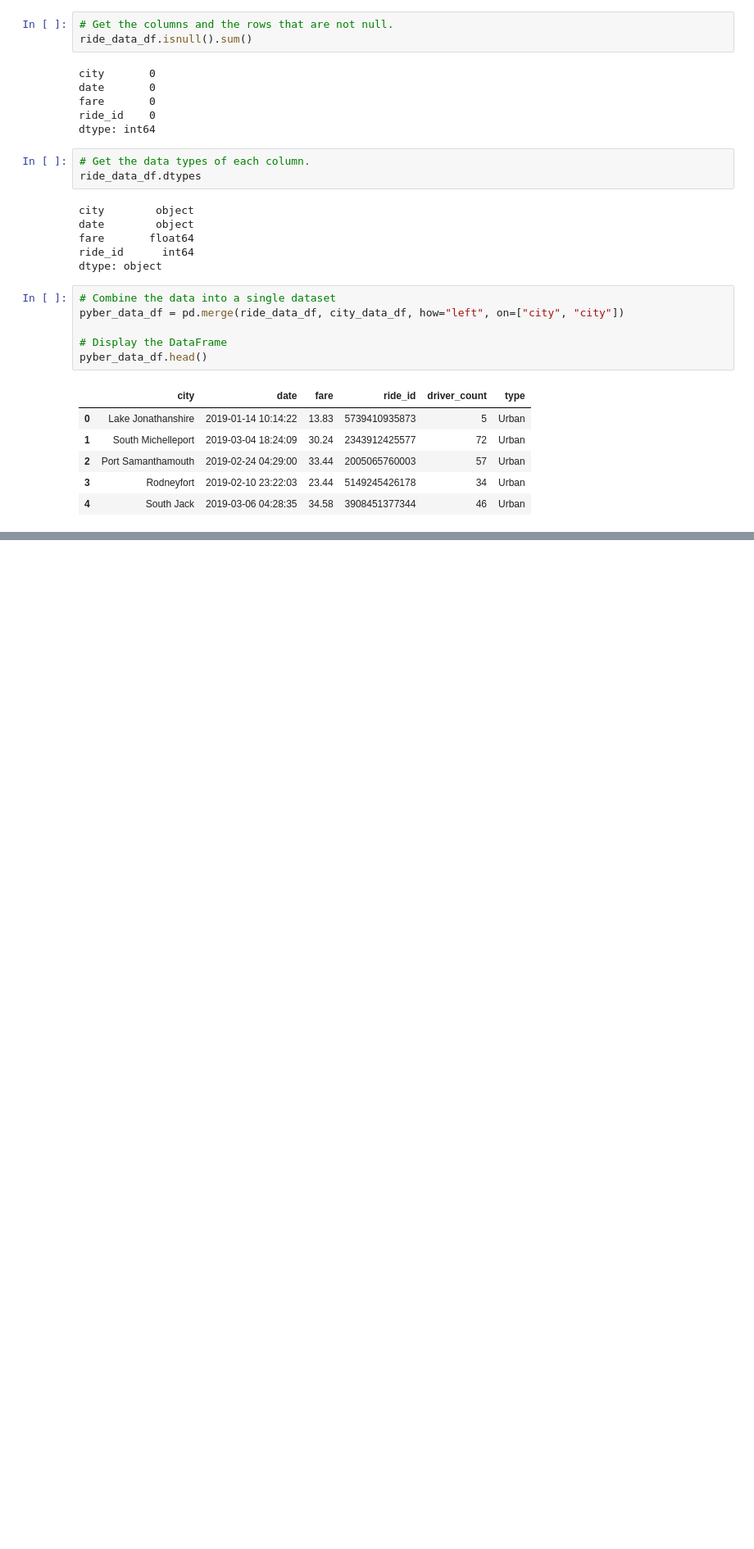
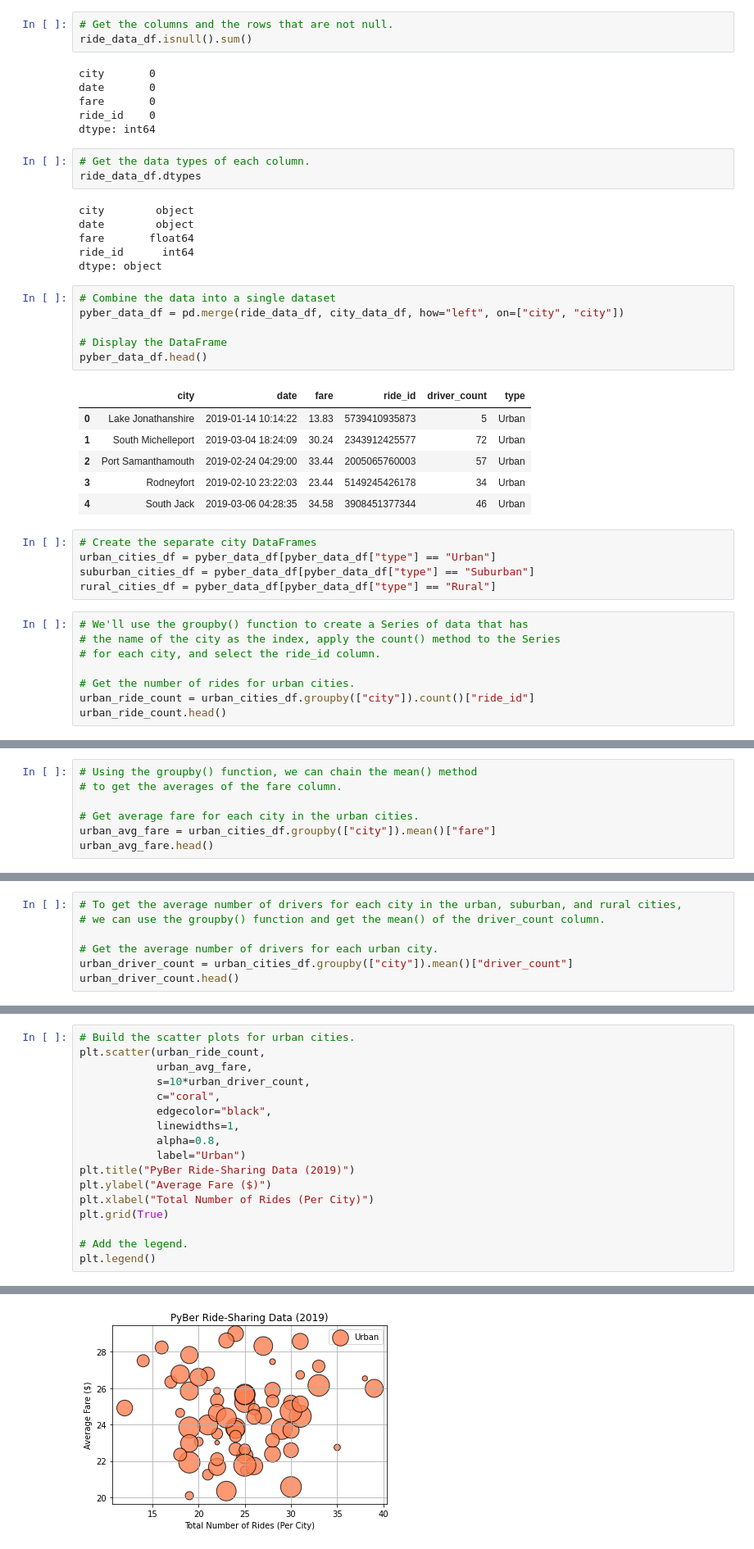
Before and after one commit to ireneshin26/pyber_analysis, a Jupyter notebook: PyBer.ipynb, the cells around one changed output, grey strips where cells are left out. Shown at 82% size. Cells and saved outputs as stored; diff of their text form; blank space fills up the shorter version.

```diff
--- a/PyBer.ipynb
+++ b/PyBer.ipynb
@@ -128,3 +128,16 @@ pyber_data_df.head()
 | 2 | Port Samanthamouth | 2019-02-24 04:29:00 | 33.44 | 2005065760003 | 57 | Urban |
 | 3 | Rodneyfort | 2019-02-10 23:22:03 | 23.44 | 5149245426178 | 34 | Urban |
 | 4 | South Jack | 2019-03-06 04:28:35 | 34.58 | 3908451377344 | 46 | Urban |
+# %%
+# Create the separate city DataFrames
+urban_cities_df = pyber_data_df[pyber_data_df["type"] == "Urban"]
+suburban_cities_df = pyber_data_df[pyber_data_df["type"] == "Suburban"]
+rural_cities_df = pyber_data_df[pyber_data_df["type"] == "Rural"]
+# %%
+# We'll use the groupby() function to create a Series of data that has
+# the name of the city as the index, apply the count() method to the Series
+# for each city, and select the ride_id column.
+
+# Get the number of rides for urban cities.
+urban_ride_count = urban_cities_df.groupby(["city"]).count()["ride_id"]
+urban_ride_count.head()
@@ -130,0 +157,7 @@ pyber_data_df.head()
+# %%
+# Using the groupby() function, we can chain the mean() method
+# to get the averages of the fare column.
+
+# Get average fare for each city in the urban cities.
+urban_avg_fare = urban_cities_df.groupby(["city"]).mean()["fare"]
+urban_avg_fare.head()
@@ -130,0 +176,7 @@ pyber_data_df.head()
+# %%
+# To get the average number of drivers for each city in the urban, suburban, and rural cities,
+# we can use the groupby() function and get the mean() of the driver_count column.
+
+# Get the average number of drivers for each urban city.
+urban_driver_count = urban_cities_df.groupby(["city"]).mean()["driver_count"]
+urban_driver_count.head()
@@ -130,0 +195,18 @@ pyber_data_df.head()
+# %%
+# Build the scatter plots for urban cities.
+plt.scatter(urban_ride_count,
+            urban_avg_fare,
+            s=10*urban_driver_count,
+            c="coral",
+            edgecolor="black",
+            linewidths=1,
+            alpha=0.8,
+            label="Urban")
+plt.title("PyBer Ride-Sharing Data (2019)")
+plt.ylabel("Average Fare ($)")
+plt.xlabel("Total Number of Rides (Per City)")
+plt.grid(True)
+
+# Add the legend.
+plt.legend()
+# %% [output]
@@ -130,0 +214 @@ pyber_data_df.head()
+[figure, added]
```
Also changed, not shown: parts of 11 cells of this notebook, 1 other file.
